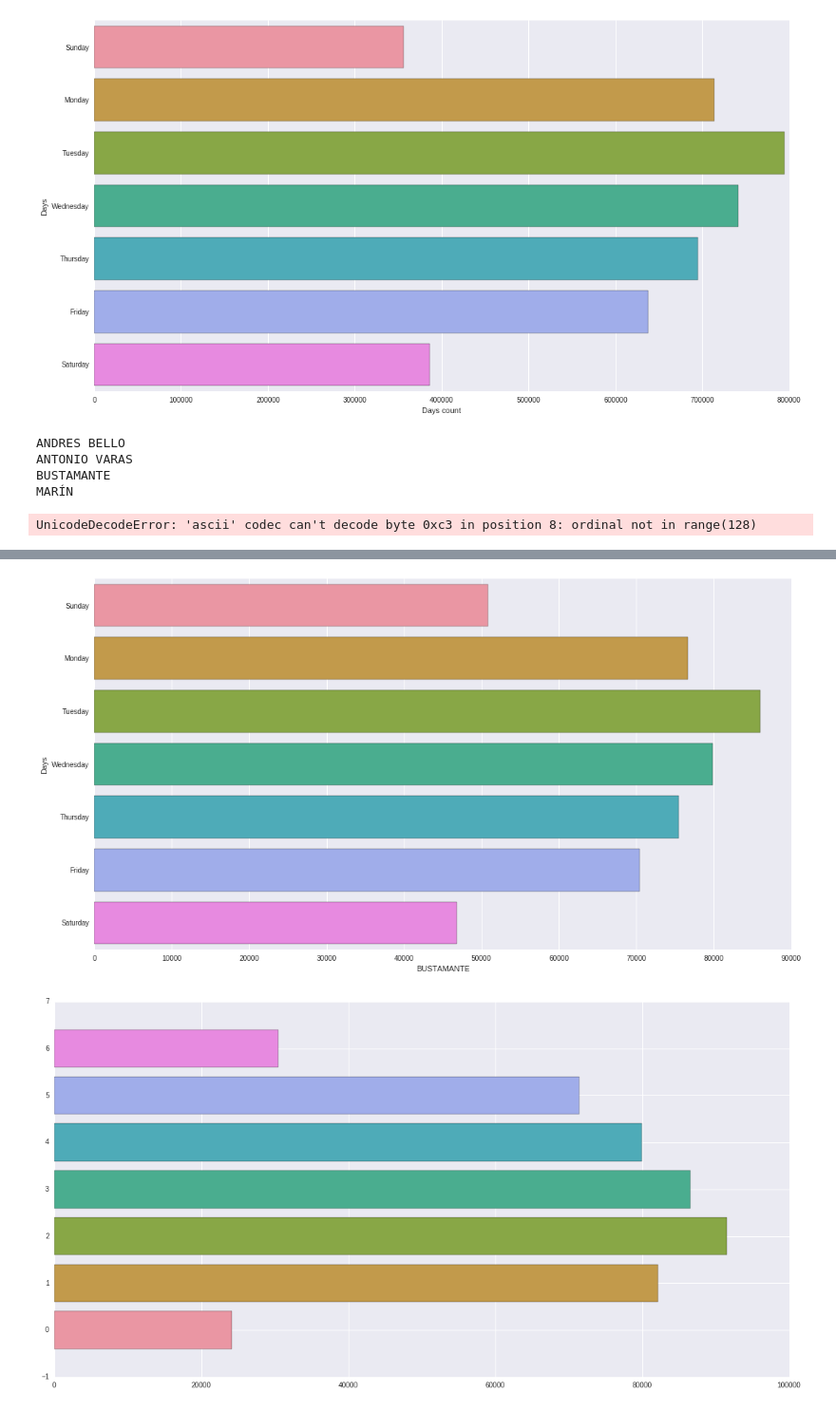
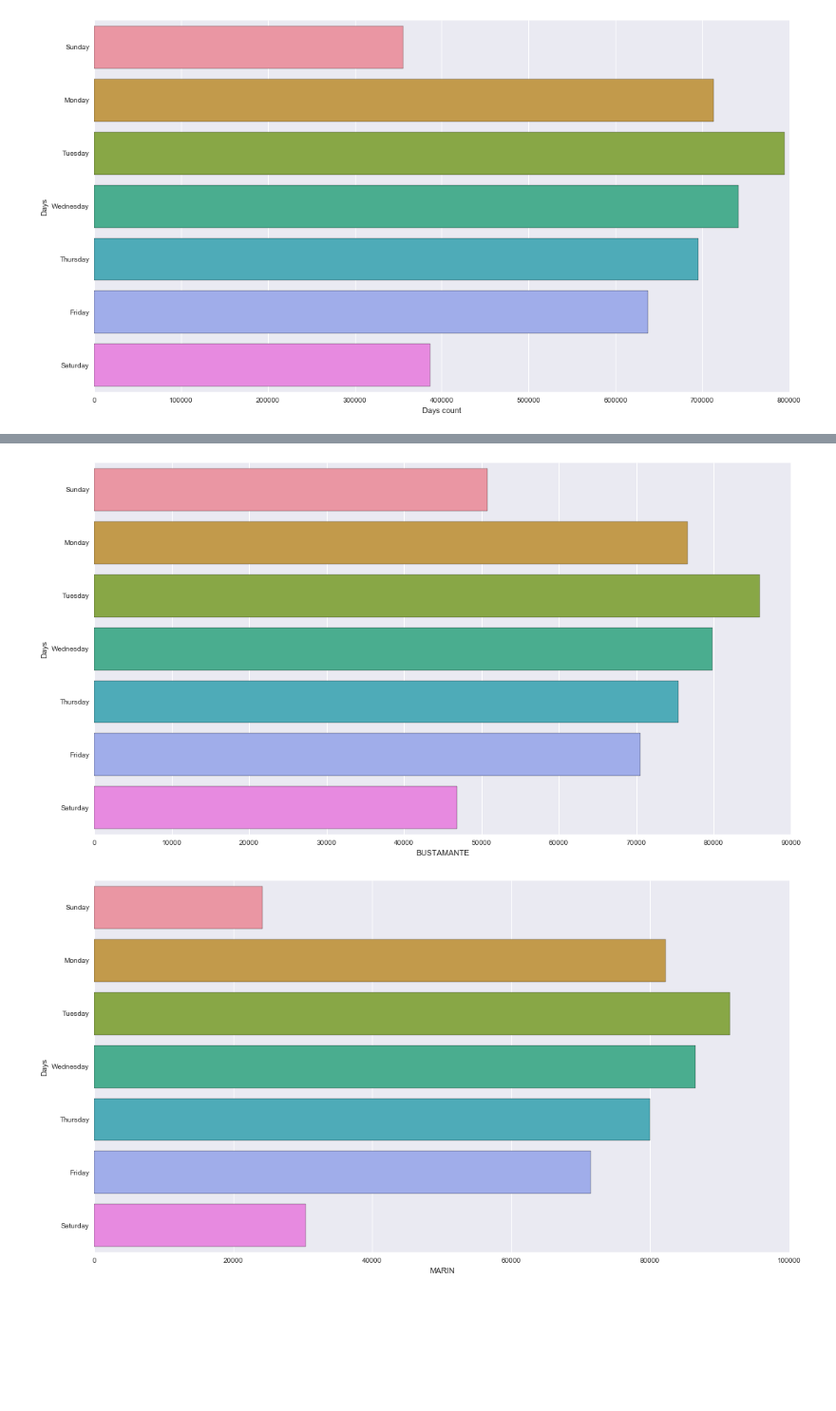
Before and after one commit to JotaSe/Bikeways-ML, a Jupyter notebook: providencia_bikeways.ipynb, the cells around one changed output, grey strips where cells are left out. Shown: that part at 95% size. Saved outputs shown, nothing was run; the diff lists cells and outputs as text; code cells hidden in the pictures; blank space fills up the shorter version.

Commit message:
fix plot by bikeways

```diff
--- a/providencia_bikeways.ipynb
+++ b/providencia_bikeways.ipynb
@@ -31,3 +31,7 @@ df.describe()
 | 50% | 84.000000 | NaN | NaN | 47.000000 | NaN | 100.000000 | 89.000000 |
 | 75% | 169.000000 | NaN | NaN | 85.000000 | NaN | 170.000000 | 153.000000 |
 | max | 948.000000 | 381.000000 | 538.000000 | 506.000000 | 290.000000 | 754.000000 | 556.000000 |
+# %%
+# normalize columns
+df = df.rename(index=str, columns={"MARÍN": "MARIN"})
+df.head()
@@ -85,7 +96,7 @@ df.head()
 | 4 | 29/03/2015 04:00 | 1 | 4.0 | 4.0 | 4 | 4.0 | 11 | 3 | ... |
 # %%
 # Create a total column
-bike_ways = ['ANDRES BELLO', 'ANTONIO VARAS', 'BUSTAMANTE', 'MARÍN', 'MIGUEL CLARO', 'POCURO', 'RICARDO LYON']
+bike_ways = ['ANDRES BELLO', 'ANTONIO VARAS', 'BUSTAMANTE', 'MARIN', 'MIGUEL CLARO', 'POCURO', 'RICARDO LYON']
 df['total'] = df[bike_ways].sum(axis=1)
 df.head()
 # %% [output]
@@ -123,19 +134,13 @@ factorPlot(total_count_by_day, days, 'Days count','Days')
 # %%
 total_count_by_bike_ways = []
 for bike_way in bike_ways:
     total_count_by_day = []
     for day in days:
         total_count_by_day.append(df.loc[df['DayOfWeek'] == day, bike_way].sum())
 
-    print bike_way
-    g = factorPlot(total_count_by_day, days, bike_way, 'Days')
+    factorPlot(total_count_by_day, days, bike_way, 'Days')
 # %% [output]
-ANDRES BELLO
-ANTONIO VARAS
-BUSTAMANTE
-MARÍN
-UnicodeDecodeError: 'ascii' codec can't decode byte 0xc3 in position 8: ordinal not in range(128)
 [figure]
 [figure]
 [figure]
-[figure, old version]
+[figure, new version]
```
Also changed, not shown: parts of 4 cells of this notebook.
